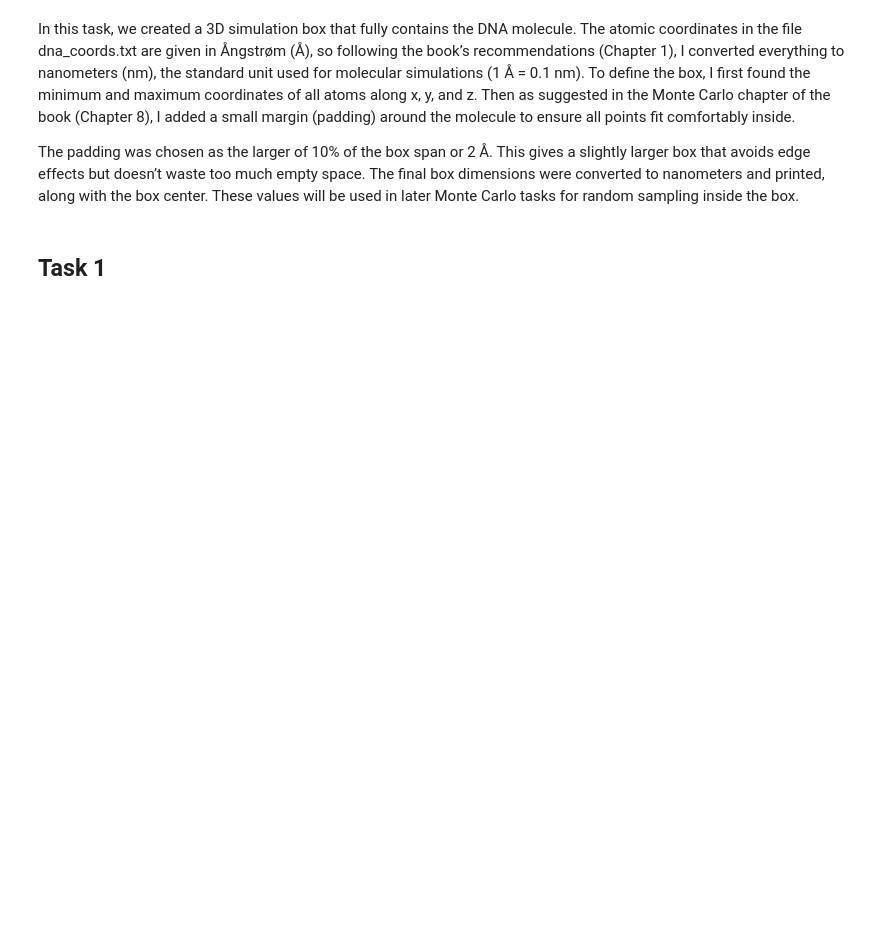
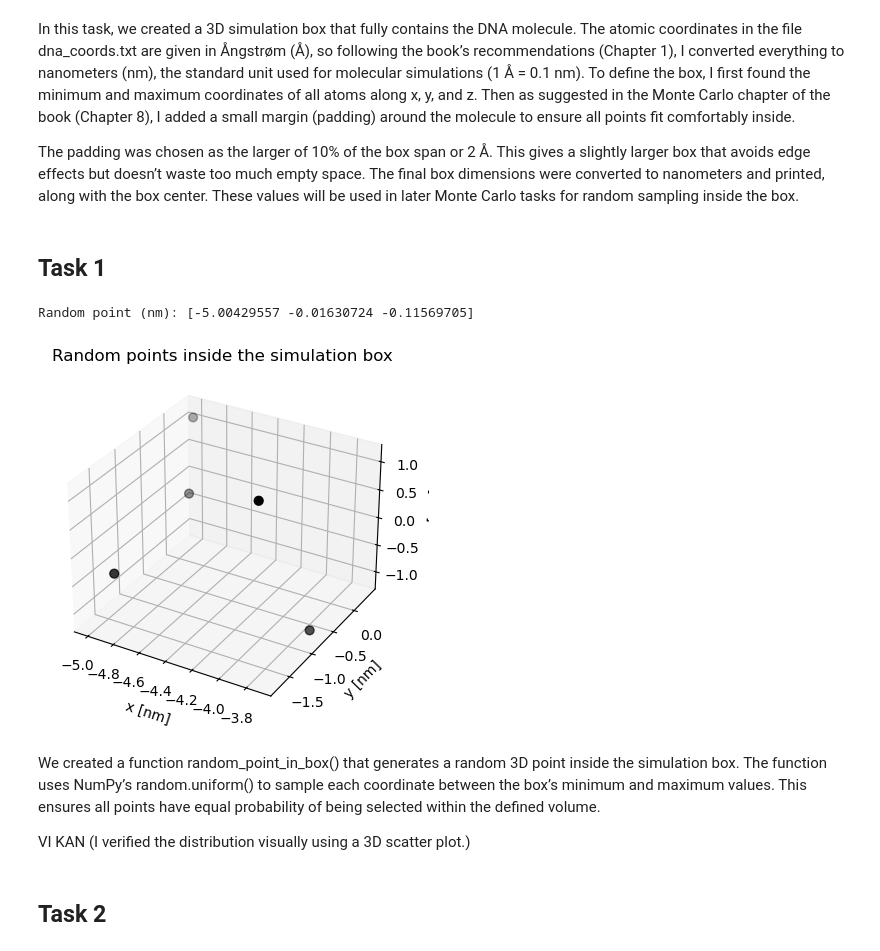
Before and after one commit to juneglopp/Project3, a Jupyter notebook: main.ipynb, the cells around one changed output. Saved outputs shown, nothing was run; the diff lists cells and outputs as text; code cells hidden in the pictures; blank space fills up the shorter version.

Commit message:
task 1

```diff
--- a/main.ipynb
+++ b/main.ipynb
@@ -113,3 +118,48 @@ The final box dimensions were converted to nanometers and printed, along with th
 These values will be used in later Monte Carlo tasks for random sampling inside the box.
 # %% [markdown]
 ## Task 1
+# %%
+# Random position a point
+
+#from functions import random_point_in_box
+# ---- Skal jeg ha med import her eller i starten??
+p = random_point_in_box(box_min_nm, box_max_nm)
+
+num_points = 5
+points = []
+
+for i in range(num_points):
+    point = random_point_in_box(box_min_nm, box_max_nm)
+    points.append(point)
+
+points = np.array(points)
+
+print("Random point (nm):", p)
+
+"""
+Plot of the points in the simulation box
+"""
+fig = plt.figure(figsize=(5, 4))
+ax = fig.add_subplot(111, projection="3d")
+
+ax.scatter(points[:, 0], points[:, 1], points[:, 2], color="black", s=40)
+
+ax.set_xlabel("x [nm]")
+ax.set_ylabel("y [nm]")
+ax.set_zlabel("z [nm]")
+ax.set_title("Random points inside the simulation box")
+
+plt.tight_layout()
+plt.show()
+# %% [output]
+Random point (nm): [-5.00429557 -0.01630724 -0.11569705]
+[figure, added]
+# %% [markdown]
+We created a function random_point_in_box() that generates a random 3D point inside the simulation box.
+The function uses NumPy’s random.uniform() to sample each coordinate between the box’s minimum and maximum values.
+This ensures all points have equal probability of being selected within the defined volume.
+
+
+VI KAN (I verified the distribution visually using a 3D scatter plot.)
+# %% [markdown]
+## Task 2
```
Also changed, not shown: parts of 1 cell of this notebook, 3 other files.
